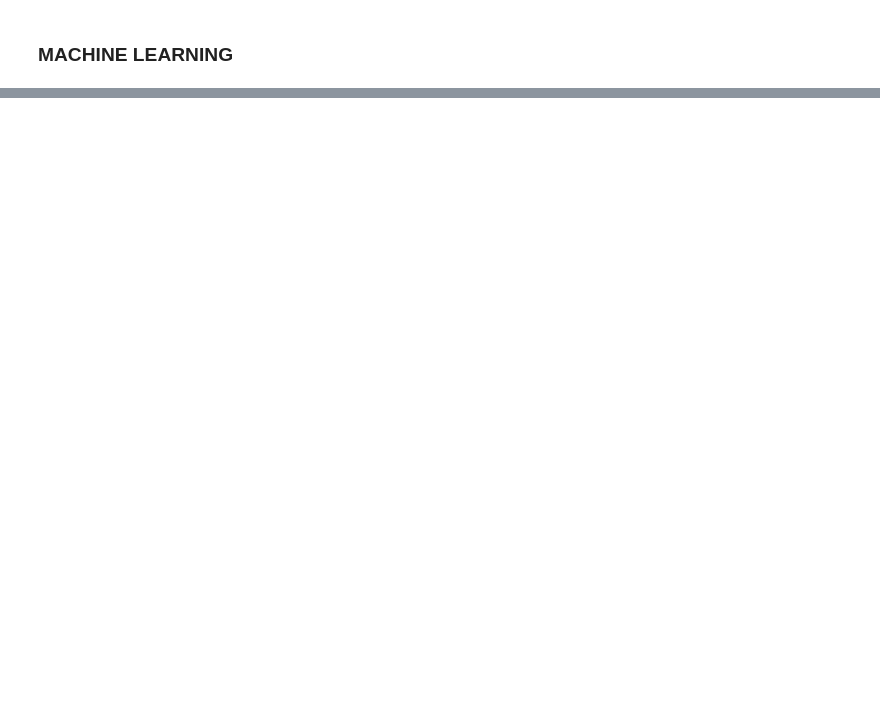
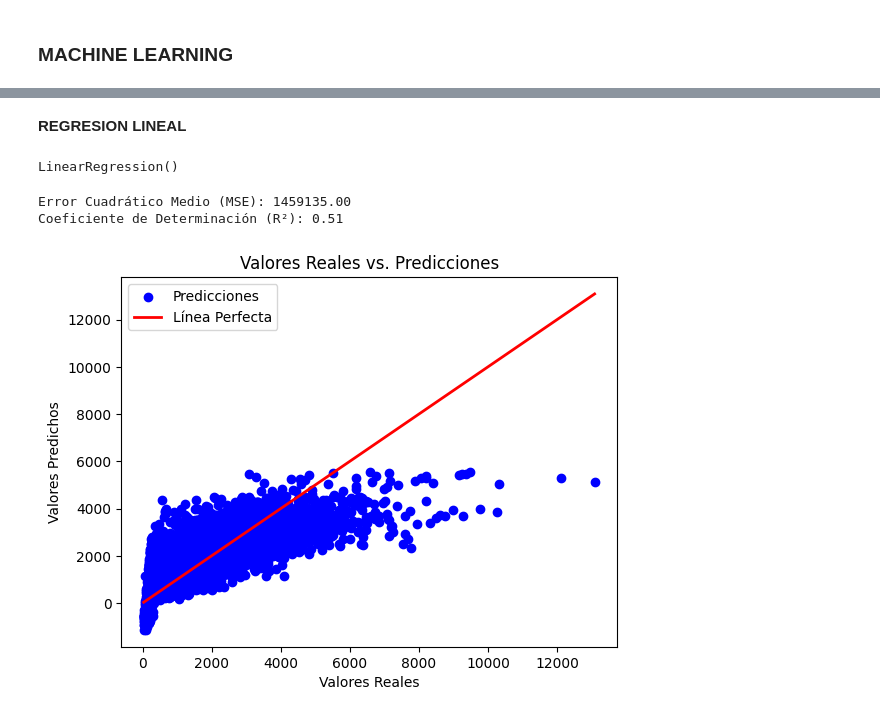
Before and after one commit to alexdaniel-23/Big-Mart-Sales-Prediction, a Jupyter notebook: Big_Mart_Sales.ipynb, the cells around one changed output, grey strips where cells are left out. Drawn from its saved outputs; the diff is of its cells as text; code cells hidden in the pictures; blank space fills up the shorter version.

Commit message:
regresion lineal

```diff
--- a/Big_Mart_Sales.ipynb
+++ b/Big_Mart_Sales.ipynb
@@ -567,0 +576,2 @@ NameError: name 'XGBRegressor' is not defined
+# %%
+regressor.fit(X_train, y_train)
@@ -567,0 +608,2 @@ NameError: name 'XGBRegressor' is not defined
+# %% [markdown]
+**REGRESION LINEAL**
@@ -567,0 +613,27 @@ NameError: name 'XGBRegressor' is not defined
+# %%
+modelo = LinearRegression()
+modelo.fit(X_train, y_train)
+# %% [output]
+LinearRegression()
+# %%
+y_pred = modelo.predict(X_test)
+# %%
+mse = mean_squared_error(y_test, y_pred)
+r2 = r2_score(y_test, y_pred)
+print(f"Error Cuadrático Medio (MSE): {mse:.2f}")
+print(f"Coeficiente de Determinación (R²): {r2:.2f}")
+# %% [output]
+Error Cuadrático Medio (MSE): 1459135.00
+Coeficiente de Determinación (R²): 0.51
+# %%
+
+# Valores reales vs. Predicciones
+plt.scatter(y_test, y_pred, color='blue', label='Predicciones')
+plt.plot([y_test.min(), y_test.max()], [y_test.min(), y_test.max()], color='red', linewidth=2, label='Línea Perfecta')
+plt.xlabel('Valores Reales')
+plt.ylabel('Valores Predichos')
+plt.title('Valores Reales vs. Predicciones')
+plt.legend()
+plt.show()
+# %% [output]
+[figure, added]
```
Also changed, not shown: parts of 10 cells of this notebook.
